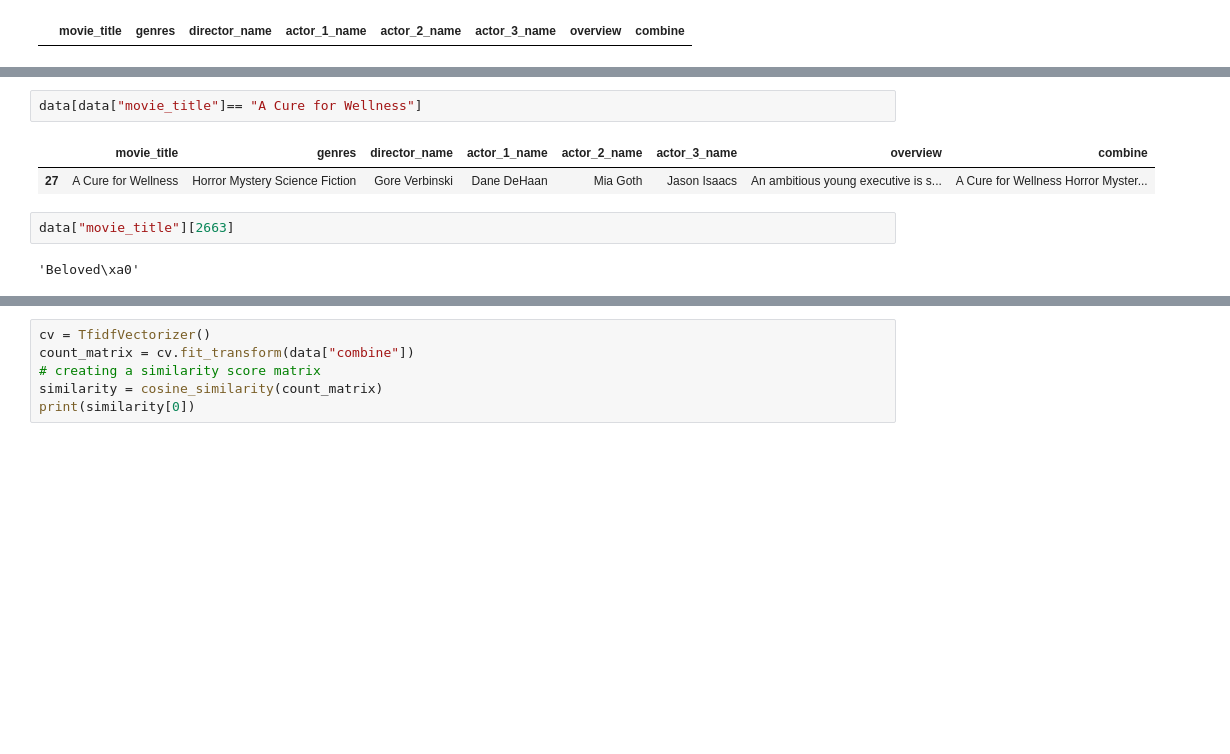
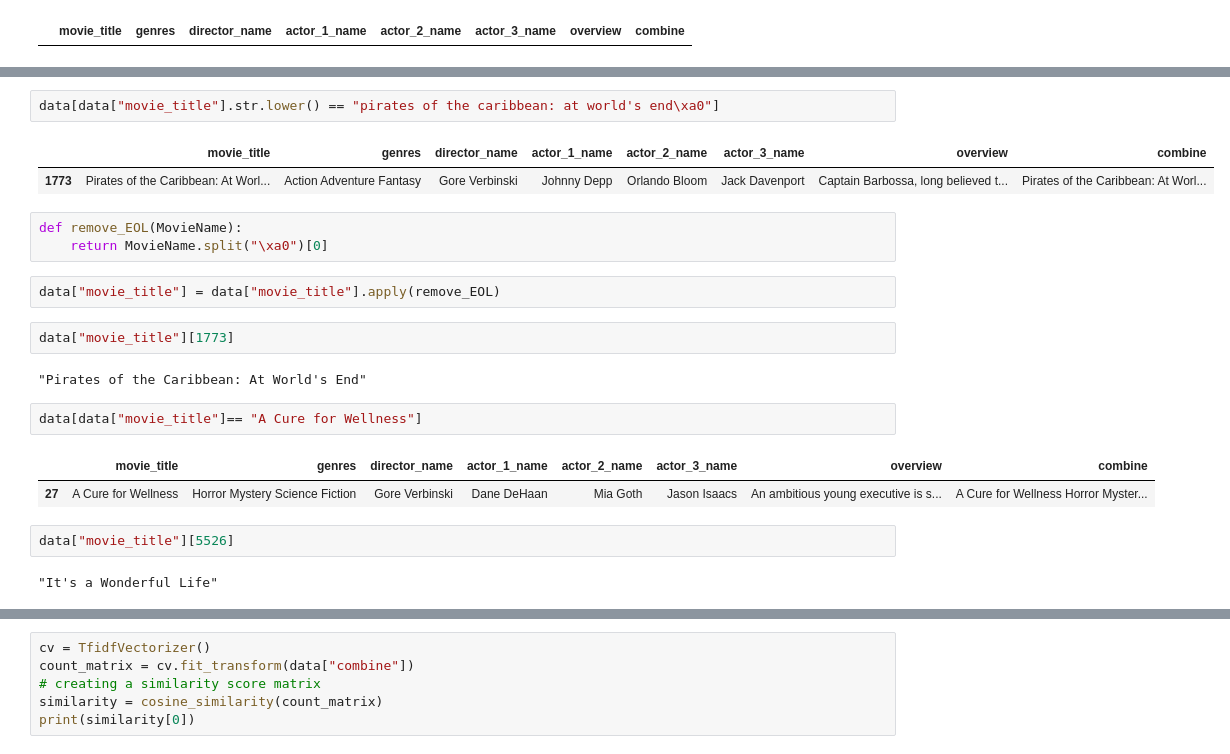
Before and after one commit to ohamnelson/Movie-Recommender-Engine, a Jupyter notebook: DataModelling.ipynb, the cells around one changed output, grey strips where cells are left out. Saved outputs shown, nothing was run; the diff lists cells and outputs as text; blank space fills up the shorter version.

```diff
--- a/DataModelling.ipynb
+++ b/DataModelling.ipynb
@@ -80,12 +89,26 @@ data.tail(50)
+# %%
+data[data["movie_title"].str.lower() == "pirates of the caribbean: at world's end\xa0"]
+# %% [output]
+|  | movie_title | genres | director_name | actor_1_name | actor_2_name | actor_3_name | overview | combine |
+| 1773 | Pirates of the Caribbean: At Worl... | Action Adventure Fantasy | Gore Verbinski | Johnny Depp | Orlando Bloom | Jack Davenport | Captain Barbossa, long believed t... | Pirates of the Caribbean: At Worl... |
+# %%
+def remove_EOL(MovieName):
+    return MovieName.split("\xa0")[0]
+# %%
+data["movie_title"] = data["movie_title"].apply(remove_EOL)
+# %%
+data["movie_title"][1773]
+# %% [output]
+"Pirates of the Caribbean: At World's End"
 # %%
 data[data["movie_title"]== "A Cure for Wellness"]
 # %% [output]
 |  | movie_title | genres | director_name | actor_1_name | actor_2_name | actor_3_name | overview | combine |
 | 27 | A Cure for Wellness | Horror Mystery Science Fiction | Gore Verbinski | Dane DeHaan | Mia Goth | Jason Isaacs | An ambitious young executive is s... | A Cure for Wellness Horror Myster... |
 # %%
-data["movie_title"][2663]
+data["movie_title"][5526]
 # %% [output]
-'Beloved\xa0'
+"It's a Wonderful Life"
 # %%
 from sklearn.feature_extraction.text import CountVectorizer
 from sklearn.feature_extraction.text import TfidfVectorizer
```
Also changed, not shown: parts of 15 cells of this notebook.
